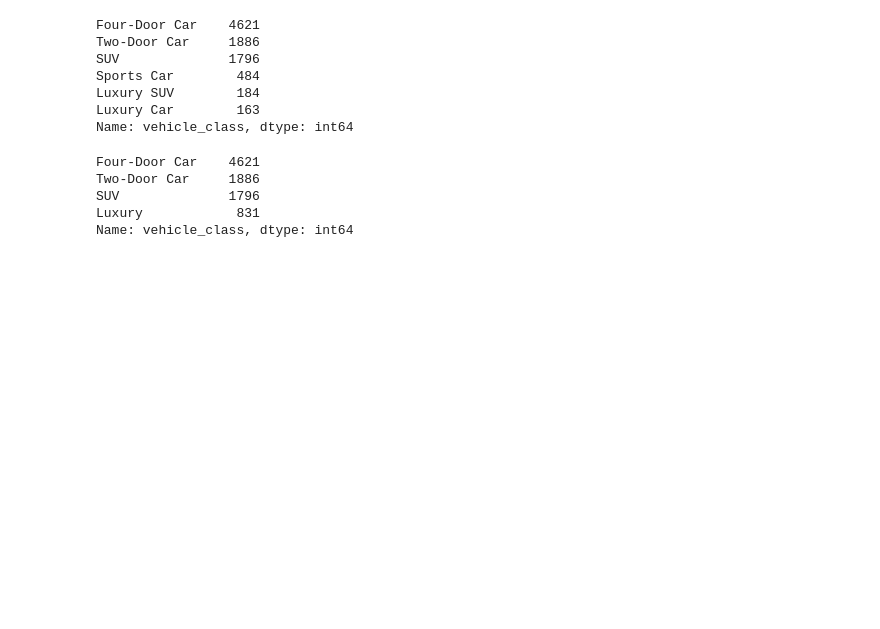
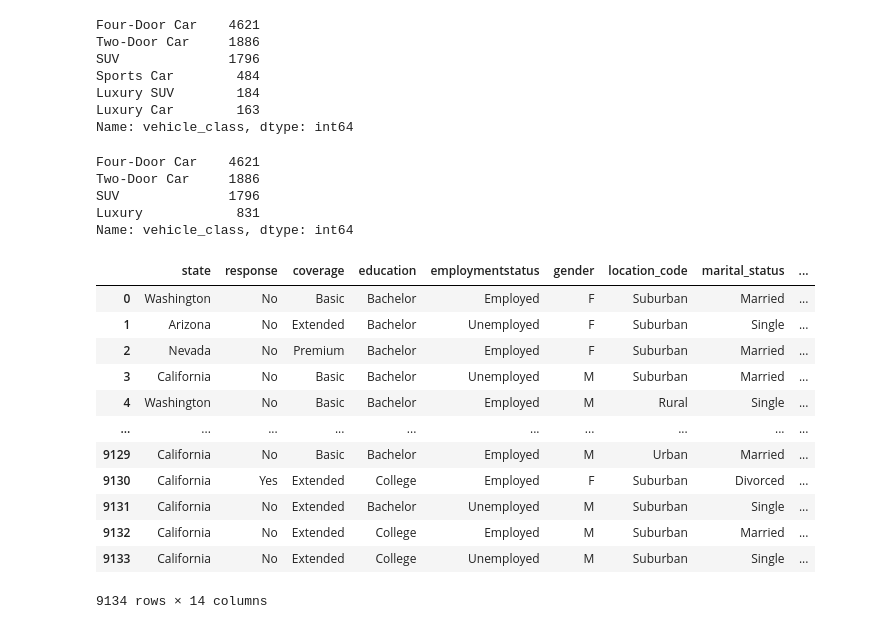
Before and after one commit to SuperAmy99/lab-cleaning-categorical-data, a Jupyter notebook: lab-cleaning-categorical-data.ipynb, the cells around one changed output. Cells and saved outputs as stored; diff of their text form; code cells hidden in the pictures; blank space fills up the shorter version.

```diff
--- a/lab-cleaning-categorical-data.ipynb
+++ b/lab-cleaning-categorical-data.ipynb
@@ -412,6 +382,8 @@ Special L2       164
 Special L3       148
 Special L1        66
 Name: policy, dtype: int64
+# %%
+categorical_df = categorical_df.drop(['customer'], axis = 1)
 # %%
 categorical_df['renew_offer_type'].value_counts()
 # %% [output]
@@ -443,9 +415,14 @@ Disabled          405
 Retired           282
 Name: employmentstatus, dtype: int64
 # %%
-# I choose to change all the employmentstatus that's not employed into others.
+# I choose to change all the employmentstatus that's not employed and unemployed into others.
 
-categorical_df['employmentstatus'] = np.where(categorical_df['employmentstatus'] == 'Employed', 'Employed', 'Unemployed')
+
+categorical_df['employmentstatus'] = np.where(
+    ~categorical_df['employmentstatus'].isin(['Employed', 'Unemployed']),
+    'Other',
+    categorical_df['employmentstatus']
+)
 
 categorical_df['employmentstatus'].value_counts(dropna=False)
 # %% [output]
@@ -505,6 +482,22 @@ Two-Door Car     1886
 SUV              1796
 Luxury            831
 Name: vehicle_class, dtype: int64
+# %%
+categorical_df
+# %% [output]
+|  | state | response | coverage | education | employmentstatus | gender | location_code | marital_status | ... |
+| 0 | Washington | No | Basic | Bachelor | Employed | F | Suburban | Married | ... |
+| 1 | Arizona | No | Extended | Bachelor | Unemployed | F | Suburban | Single | ... |
+| 2 | Nevada | No | Premium | Bachelor | Employed | F | Suburban | Married | ... |
+| 3 | California | No | Basic | Bachelor | Unemployed | M | Suburban | Married | ... |
+| 4 | Washington | No | Basic | Bachelor | Employed | M | Rural | Single | ... |
+| ... | ... | ... | ... | ... | ... | ... | ... | ... | ... |
+| 9129 | California | No | Basic | Bachelor | Employed | M | Urban | Married | ... |
+| 9130 | California | Yes | Extended | College | Employed | F | Suburban | Divorced | ... |
+| 9131 | California | No | Extended | Bachelor | Unemployed | M | Suburban | Single | ... |
+| 9132 | California | No | Extended | College | Employed | M | Suburban | Married | ... |
+| 9133 | California | No | Extended | College | Unemployed | M | Suburban | Single | ... |
+9134 rows × 14 columns
 # %%
 # Save the cleaned catagorical dataframe as categorical.csv
 categorical_df.to_csv('categorical.csv', index=False)
```
Also changed, not shown: parts of 9 cells of this notebook, 2 other files.
